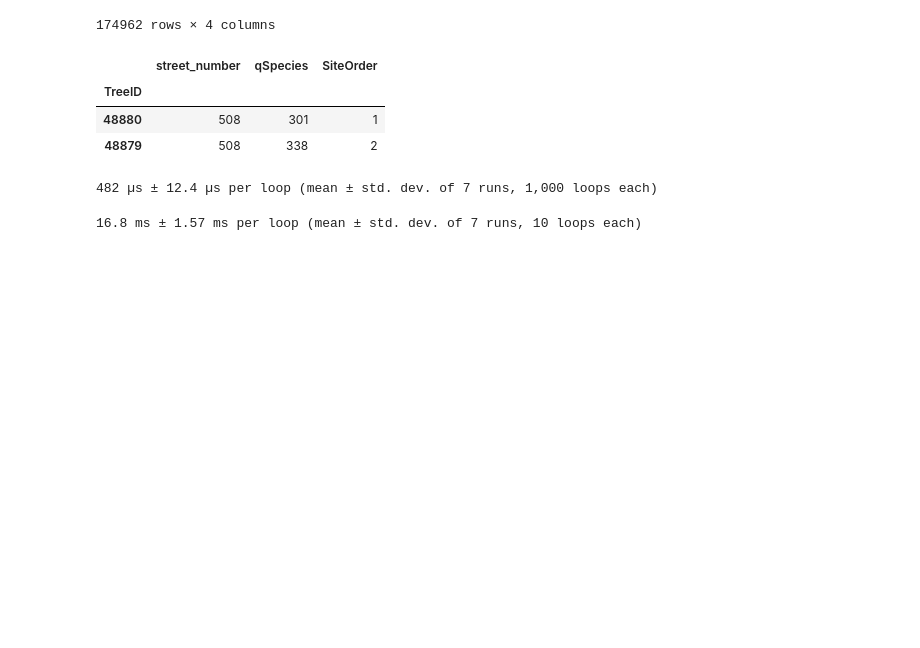
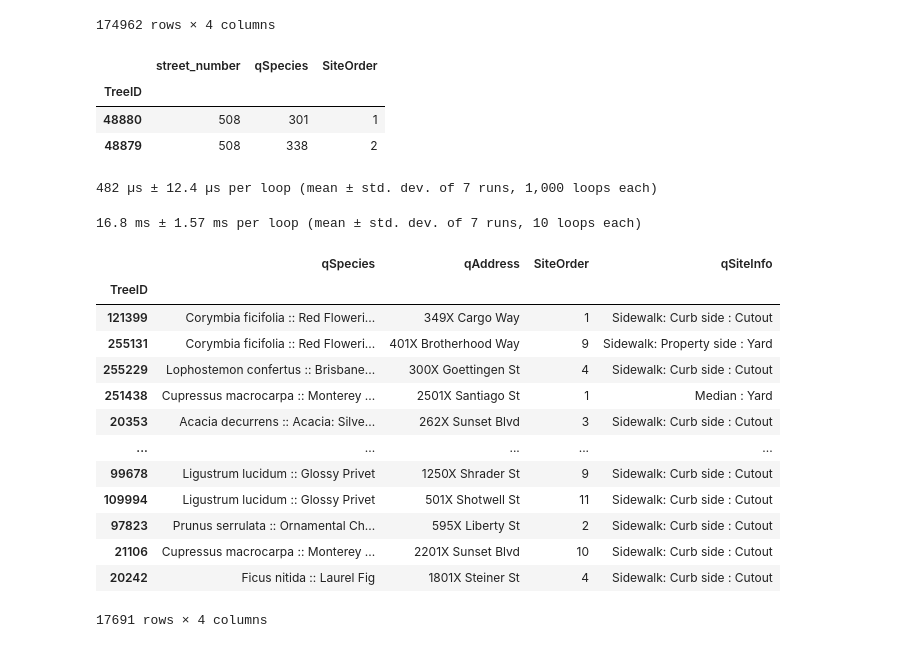
Before and after one commit to zcook7904/SF_Tree_Identifier, a Jupyter notebook: notebooks/table_making.ipynb, the cells around one changed output. Saved outputs shown, nothing was run; the diff lists cells and outputs as text; code cells hidden in the pictures; blank space fills up the shorter version.

Commit message:
Benchmarking and improving address validation

```diff
--- a/notebooks/table_making.ipynb
+++ b/notebooks/table_making.ipynb
@@ -215,3 +215,20 @@ with sqlite3.connect('SF_trees_by_street.db') as con:
         pass
 # %% [output]
 16.8 ms ± 1.57 ms per loop (mean ± std. dev. of 7 runs, 10 loops each)
+# %%
+addresses.loc[addresses.qAddress.str.contains('X')]
+# %% [output]
+|  | qSpecies | qAddress | SiteOrder | qSiteInfo |
+| TreeID |  |  |  |  |
+| 121399 | Corymbia ficifolia :: Red Floweri... | 349X Cargo Way | 1 | Sidewalk: Curb side : Cutout |
+| 255131 | Corymbia ficifolia :: Red Floweri... | 401X Brotherhood Way | 9 | Sidewalk: Property side : Yard |
+| 255229 | Lophostemon confertus :: Brisbane... | 300X Goettingen St | 4 | Sidewalk: Curb side : Cutout |
+| 251438 | Cupressus macrocarpa :: Monterey ... | 2501X Santiago St | 1 | Median : Yard |
+| 20353 | Acacia decurrens :: Acacia: Silve... | 262X Sunset Blvd | 3 | Sidewalk: Curb side : Cutout |
+| ... | ... | ... | ... | ... |
+| 99678 | Ligustrum lucidum :: Glossy Privet | 1250X Shrader St | 9 | Sidewalk: Curb side : Cutout |
+| 109994 | Ligustrum lucidum :: Glossy Privet | 501X Shotwell St | 11 | Sidewalk: Curb side : Cutout |
+| 97823 | Prunus serrulata :: Ornamental Ch... | 595X Liberty St | 2 | Sidewalk: Curb side : Cutout |
+| 21106 | Cupressus macrocarpa :: Monterey ... | 2201X Sunset Blvd | 10 | Sidewalk: Curb side : Cutout |
+| 20242 | Ficus nitida :: Laurel Fig | 1801X Steiner St | 4 | Sidewalk: Curb side : Cutout |
+17691 rows × 4 columns
```
Also changed, not shown: 12 other files.
